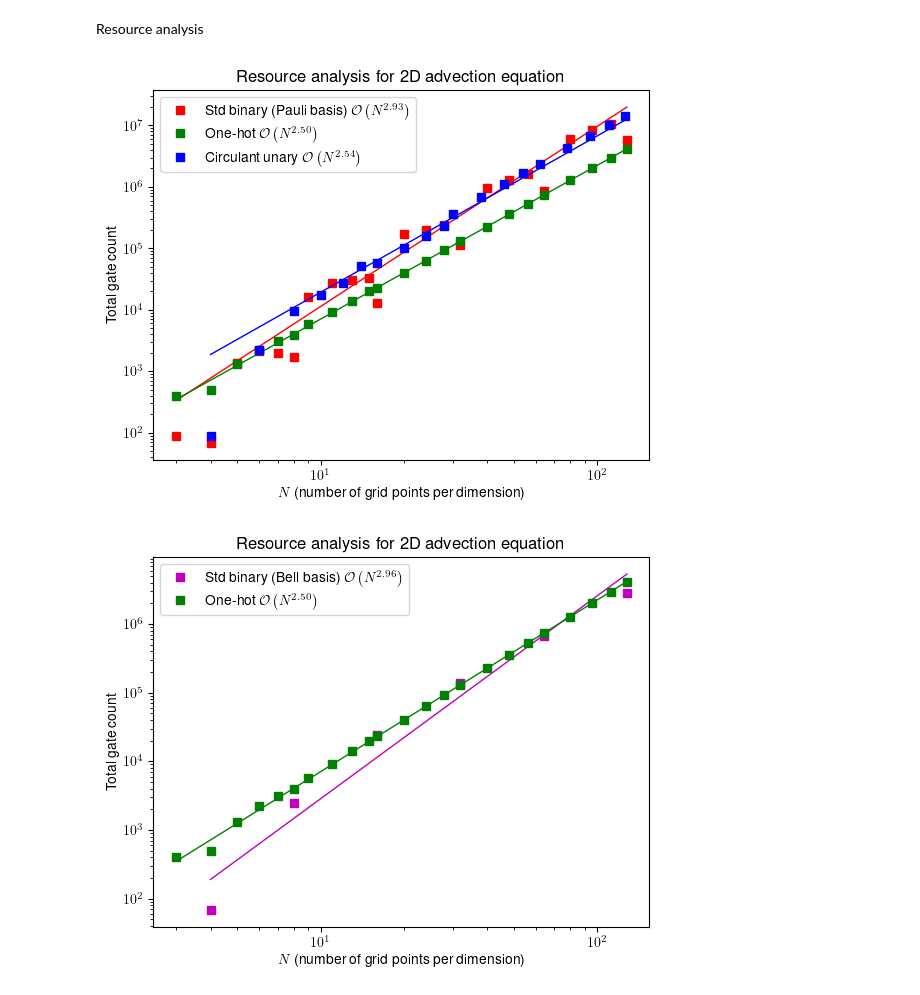
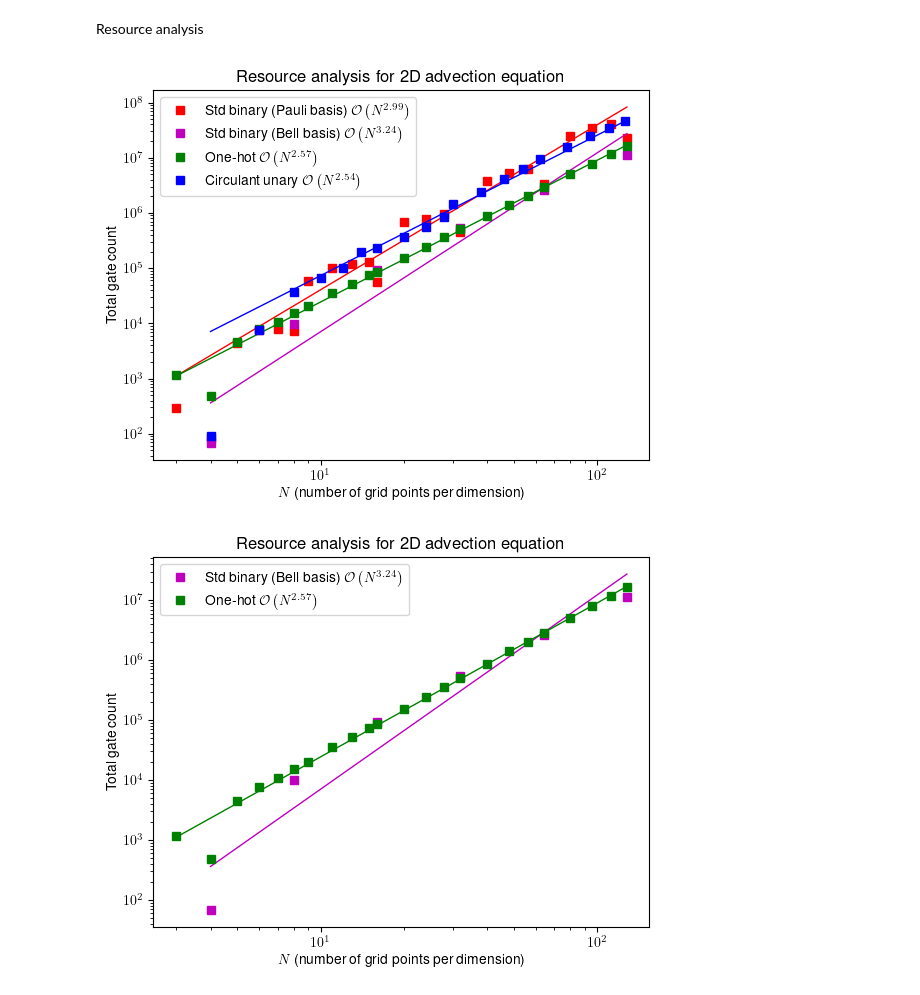
Before and after one commit to jli0108/quantum-diff-eq-ham-ebd, a Jupyter notebook: src/plot/figures_2d_advection.ipynb, the cells around one changed output. Cells and saved outputs as stored; diff of their text form; code cells hidden in the pictures.

```diff
--- a/src/plot/figures_2d_advection.ipynb
+++ b/src/plot/figures_2d_advection.ipynb
@@ -91,24 +92,3 @@ plt.colorbar()
 plt.show()
 # %% [output]
 [figure]
-# %%
-plt.rcParams.update({
-    "text.usetex": True,
-    "font.family": "sans-serif",
-    "font.sans-serif": "Helvetica",
-})
-plt.cla()
-fig, ax = plt.subplots(subplot_kw={"projection": "3d"})
-
-# Make data.
-X, Y = np.meshgrid(np.linspace(0, 1, N_high_res, endpoint=False), np.linspace(0, 1, N_high_res, endpoint=False))
-
-# Plot the surface.
-surf = ax.plot_surface(X, Y, psi_0_2d, cmap=cm.coolwarm, linewidth=0, antialiased=False)
-
-# Add a color bar which maps values to colors.
-# fig.colorbar(surf)
-ax.view_init(elev=40, azim=-110, roll=0)
-plt.xlabel(r"$x_1$", rotation='vertical')
-plt.ylabel(r"$x_2$", rotation='vertical')
-plt.savefig("gaussian_inital_state.pdf", bbox_inches="tight")
@@ -322,7 +300,7 @@ plt.savefig("../figures/advection_qpu.pdf", bbox_inches="tight")
 # %% [markdown]
 Resource analysis
 # %%
-std_binary_data = np.load("../data/2d_advection/std_binary_second_order.npz")
+std_binary_data = np.load("../resource_analysis_data/2d_advection/std_binary_second_order.npz")
 N_vals_binary = std_binary_data["N_vals_binary"]
 binary_trotter_steps = std_binary_data["binary_trotter_steps"]
 binary_one_qubit_gate_count_per_trotter_step = std_binary_data["binary_one_qubit_gate_count_per_trotter_step"]
@@ -330,7 +308,7 @@ binary_two_qubit_gate_count_per_trotter_step = std_binary_data["binary_two_qubit
 binary_gate_count = binary_trotter_steps * (binary_one_qubit_gate_count_per_trotter_step + binary_two_qubit_gate_count_per_trotter_step)
 binary_fit = np.polyfit(np.log(N_vals_binary), np.log(binary_gate_count), deg=1)
 
-bell_basis_data = np.load("../data/2d_advection/bell_basis_second_order.npz")
+bell_basis_data = np.load("../resource_analysis_data/2d_advection/bell_basis_second_order.npz")
 n_vals_bell_basis = bell_basis_data["n_vals_bell_basis"]
 N_vals_bell_basis = bell_basis_data["N_vals_bell_basis"]
 bell_basis_trotter_steps = bell_basis_data["bell_basis_trotter_steps"]
@@ -339,7 +317,7 @@ bell_basis_two_qubit_gate_count_per_trotter_step = bell_basis_data["bell_basis_t
 bell_basis_gate_count = bell_basis_trotter_steps * (bell_basis_one_qubit_gate_count_per_trotter_step + bell_basis_two_qubit_gate_count_per_trotter_step)
 bell_basis_fit = np.polyfit(np.log(N_vals_bell_basis), np.log(bell_basis_gate_count), deg=1)
 
-one_hot_data = np.load("../data/2d_advection/one_hot_second_order.npz")
+one_hot_data = np.load("../resource_analysis_data/2d_advection/one_hot_second_order.npz")
 N_vals_one_hot = one_hot_data["N_vals_one_hot"]
 one_hot_trotter_steps = one_hot_data["one_hot_trotter_steps"]
 one_hot_one_qubit_gate_count_per_trotter_step = one_hot_data["one_hot_one_qubit_gate_count_per_trotter_step"]
@@ -347,7 +325,7 @@ one_hot_two_qubit_gate_count_per_trotter_step = one_hot_data["one_hot_two_qubit_
 one_hot_gate_count = one_hot_trotter_steps * (one_hot_one_qubit_gate_count_per_trotter_step + one_hot_two_qubit_gate_count_per_trotter_step)
 one_hot_fit = np.polyfit(np.log(N_vals_one_hot), np.log(one_hot_gate_count), deg=1)
 
-unary_data = np.load("../data/2d_advection/unary_second_order.npz")
+unary_data = np.load("../resource_analysis_data/2d_advection/unary_second_order.npz")
 N_vals_unary = unary_data["N_vals_unary"]
 unary_trotter_steps = unary_data["unary_trotter_steps"]
 unary_one_qubit_gate_count_per_trotter_step = unary_data["unary_one_qubit_gate_count_per_trotter_step"]
@@ -373,37 +351,37 @@ for i in range(len(N_vals_binary)):
 # %%
 TICK_FONT = 5
 LEGEND_FONT = 7
 LABEL_FONT = 7
 TITLE_FONT = 8
 
 plt.rcParams.update({
     "text.usetex": True,
     "font.family": "sans-serif",
     "font.sans-serif": "Helvetica",
 })
 
 plt.plot(N_vals_binary[plot_indices], binary_gate_count[plot_indices], 's', color='red', label=fr"Std binary (Pauli basis) $\mathcal{{O}}\left(N^{{{binary_fit[0]:0.2f}}}\right)$")
 plt.plot(N_vals_binary, np.exp(binary_fit[1]) * N_vals_binary ** (binary_fit[0]), 'r-', linewidth=1)
 
-# plt.plot(N_vals_bell_basis, bell_basis_gate_count, 's', color='m', label=fr"Std binary (Bell basis) $\mathcal{{O}}\left(N^{{{bell_basis_fit[0]:0.2f}}}\right)$")
-# plt.plot(N_vals_bell_basis, np.exp(bell_basis_fit[1]) * N_vals_bell_basis ** (bell_basis_fit[0]), 'm-', linewidth=1)
+plt.plot(N_vals_bell_basis, bell_basis_gate_count, 's', color='m', label=fr"Std binary (Bell basis) $\mathcal{{O}}\left(N^{{{bell_basis_fit[0]:0.2f}}}\right)$")
+plt.plot(N_vals_bell_basis, np.exp(bell_basis_fit[1]) * N_vals_bell_basis ** (bell_basis_fit[0]), 'm-', linewidth=1)
 
 plt.plot(N_vals_one_hot[plot_indices], one_hot_gate_count[plot_indices], 's', color='g', label=rf"One-hot $\mathcal{{O}}\left(N^{{{one_hot_fit[0]:0.2f}}}\right)$")
 plt.plot(N_vals_one_hot, np.exp(one_hot_fit[1]) * N_vals_one_hot ** (one_hot_fit[0]), 'g-', linewidth=1)
 
 plt.plot(N_vals_unary[plot_indices[:-4]], unary_gate_count[plot_indices[:-4]], 's', color='b', label=rf"Circulant unary $\mathcal{{O}}\left(N^{{{unary_fit[0]:0.2f}}}\right)$")
 plt.plot(N_vals_unary, np.exp(unary_fit[1]) * N_vals_unary ** (unary_fit[0]), 'b-', linewidth=1)
 
 plt.yscale("log")
 plt.xscale("log")
 plt.xlabel(r"$N$ (number of grid points per dimension)")
 plt.ylabel("Total gate count")
 plt.title("Resource analysis for 2D advection equation")
 plt.legend()
-plt.savefig("../figures/advection_resource_analysis.pdf", bbox_inches='tight')
+plt.savefig("../../figures/advection_resource_analysis.pdf", bbox_inches='tight')
 plt.show()
 # %% [output]
-[figure, old version]
+[figure, new version]
 # %%
 TICK_FONT = 5
 LEGEND_FONT = 7
@@ -434,7 +412,7 @@ plt.xlabel(r"$N$ (number of grid points per dimension)")
 plt.ylabel("Total gate count")
 plt.title("Resource analysis for 2D advection equation")
 plt.legend()
-plt.savefig("../figures/advection_resource_analysis_bell_basis.pdf", bbox_inches='tight')
+plt.savefig("../../figures/advection_resource_analysis_bell_basis.pdf", bbox_inches='tight')
 plt.show()
 # %% [output]
-[figure, old version]
+[figure, new version]
```
Also changed, not shown: parts of 9 cells of this notebook, 5 other files.
